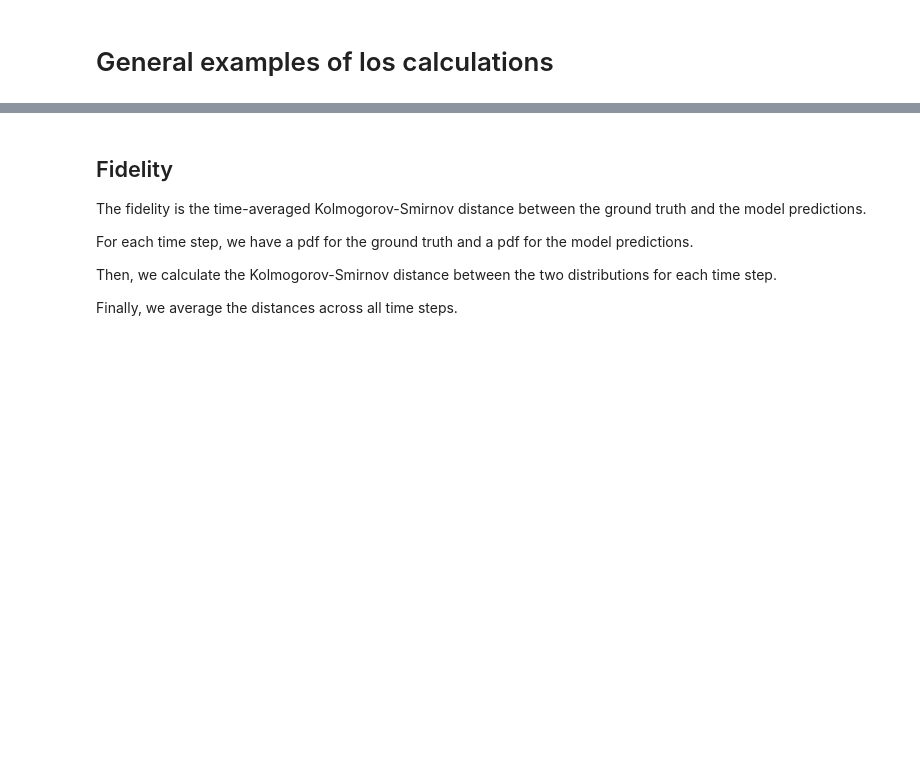
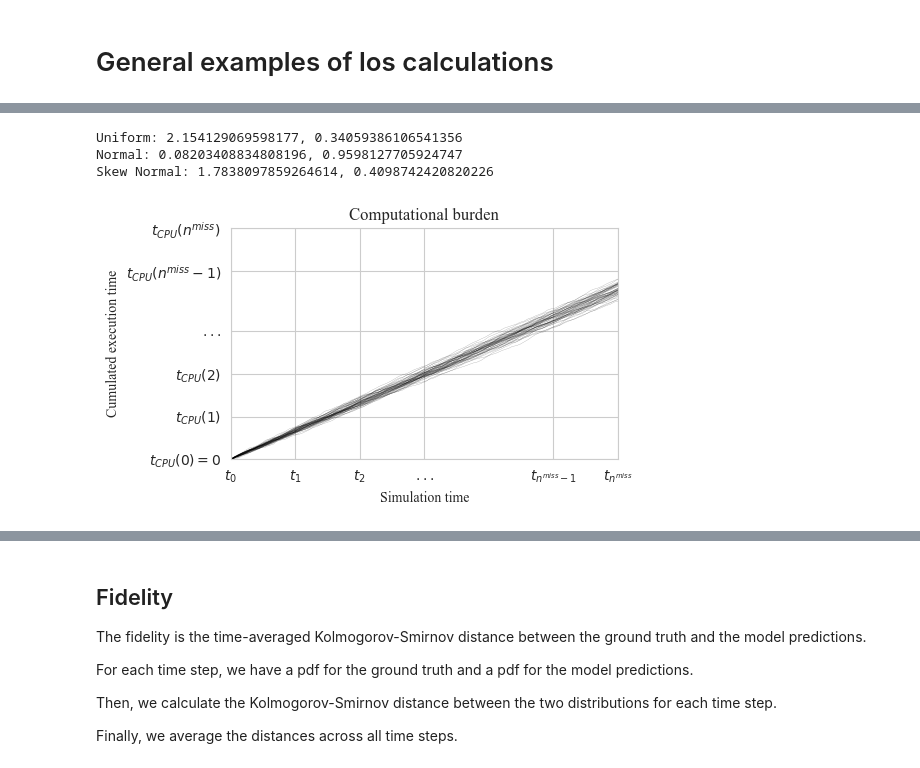
Before and after one commit to jpfutalef/VoI, a Jupyter notebook: notebooks/losses_figures.ipynb, the cells around one changed output, grey strips where cells are left out. Saved outputs shown, nothing was run; the diff lists cells and outputs as text; code cells hidden in the pictures; blank space fills up the shorter version.

```diff
--- a/notebooks/losses_figures.ipynb
+++ b/notebooks/losses_figures.ipynb
@@ -21,3 +125,18 @@ The execution time, instead, might vary across different runs due to underlying
+# %%
+# Test each distribution for normality
+from scipy.stats import normaltest
+
+res1 = normaltest(slopes1)
+res2 = normaltest(slopes2)
+res3 = normaltest(slopes3)
+
+print(f"Uniform: {res1.statistic}, {res1.pvalue}")
+print(f"Normal: {res2.statistic}, {res2.pvalue}")
+print(f"Skew Normal: {res3.statistic}, {res3.pvalue}")
+# %% [output]
+Uniform: 2.154129069598177, 0.34059386106541356
+Normal: 0.08203408834808196, 0.9598127705924747
+Skew Normal: 1.7838097859264614, 0.4098742420820226
 # %%
 # Simulation time
 sim_time = np.linspace(0, 60, 100)
@@ -27,5 +146,6 @@ n_real = 50
 exec_time = np.zeros((n_real, len(sim_time)))
 for i in range(n_real):
     for j in range(1, len(sim_time)):
-        increment = np.random.uniform(0.5, 2.0)
+        # increment = np.random.uniform(0.2, 1.3)
+        increment = np.random.normal(1, 0.3)
         exec_time[i, j] = exec_time[i, j-1] + increment
@@ -40,27 +152,33 @@ eff_curve = comp_load * sim_time
 # %%
-# Plot
-fig, ax = plt.subplots(1, 1, figsize=(5, 5))
+# Single exemplification of the execution time
+fig, ax = plt.subplots(1, 1, figsize=(5, 3))
 
+simtime = s3
+cputime = e3
+
+# Plot each realization
 for i in range(n_real):
-    ax.plot(sim_time, exec_time[i, :], linewidth=0.2, color='gray')
-
-ax.plot(sim_time, eff_curve, linewidth=1, color='black', label=f'$L_1$ = {comp_load:.2f}')
+    ax.plot(sim_time, exec_time[i, :], linewidth=0.2, color='black', alpha=0.4)
 
 ax.set_xlabel('Simulation time')
-ax.set_ylabel('Execution time')
+ax.set_ylabel('Cumulated execution time')
 ax.set_xlim([0, 60])
 ax.set_ylim([0, 135])
 ax.set_title('Computational burden')
 
 # Modify the ticks. First, x-axis
 x_pos = [0, 10, 20, 30, 50, 60]
-x_label = ["$t(0)$", "$t(1)$", "$t(2)$", "$...$", "$t(\eta_l-1)$", "$t(\eta_l)$"]
+x_label = ["$t_0$", "$t_1$", "$t_2$", "$...$", "$t_{n^{miss}-1}$", "$t_{n^{miss}}$"]
+# x_label = ["$t(0)$", "$t(1)$", "$t(2)$", "$...$", "$t(\eta_l-1)$", "$t(\eta_l)$"]
 ax.set_xticks(x_pos)
 ax.set_xticklabels(x_label)
 
 # Second, y-axis
 y_pos = [0, 25, 50, 75, 110, 135]
-y_label = ["$t^{exec}(0)$", "$t^{exec}(1)$", "$t^{exec}(2)$", "$...$", "$t^{exec}(\eta_l-1)$", "$t^{exec}(\eta_l)$"]
+y_label = ["$t_{CPU}(0)=0$", "$t_{CPU}(1)$", "$t_{CPU}(2)$", "$...$", "$t_{CPU}(n^{miss}-1)$", "$t_{CPU}(n^{miss})$"]
+# y_label = ["$t^{exec}(0)$", "$t^{exec}(1)$", "$t^{exec}(2)$", "$...$", "$t^{exec}(\eta_l-1)$", "$t^{exec}(\eta_l)$"]
 ax.set_yticks(y_pos)
 ax.set_yticklabels(y_label)
 None
+# %% [output]
+[figure, added]
```
Also changed, not shown: parts of 15 cells of this notebook, 6 other files.
